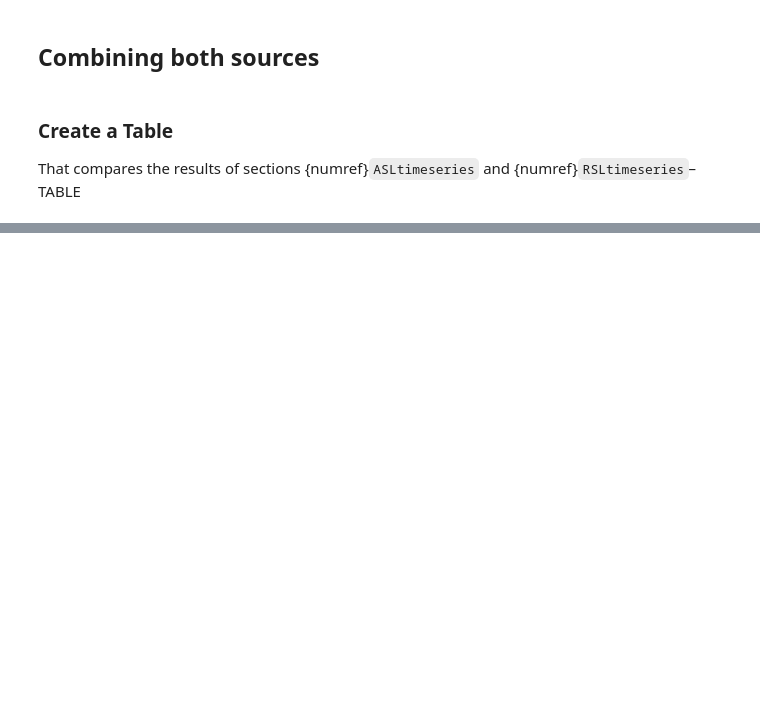
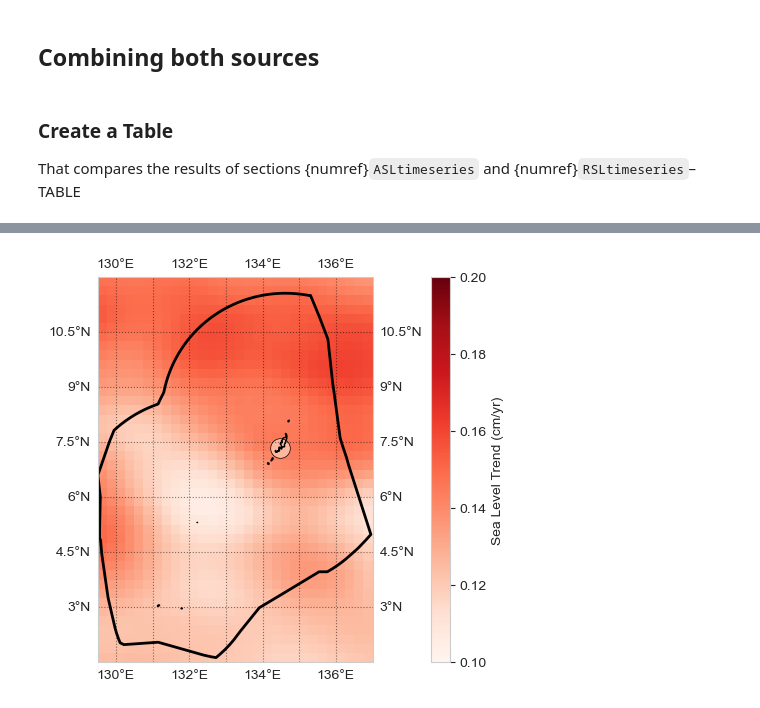
Before and after one commit to jwfiedler/SL_Indicators, a Jupyter notebook: SL_indicators_NBs/SL_magnitude.ipynb, the cells around one changed output, grey strips where cells are left out. Drawn from its saved outputs; the diff is of its cells as text; code cells hidden in the pictures; blank space fills up the shorter version.

```diff
--- a/SL_indicators_NBs/SL_magnitude.ipynb
+++ b/SL_indicators_NBs/SL_magnitude.ipynb
@@ -636,20 +617,16 @@ SL_magnitude_results
 # %%
-
-
-
-### Create a Map
-that includes 1.4 (absolute change) with the addition of an icon/s depicting magnitude of (relative) change at the tide station/s (see UHLSC webpage) – MAP
 # plot a map of the trend
 fig, ax = plt.subplots(figsize=(15, 5), subplot_kw={'projection': ccrs.PlateCarree()})
 
 # set a colormap to be used for both sets of data
 palette = sns.color_palette("Reds", as_cmap=True)
 cmap = palette
-vmax=0.7
-vmin=0.3
+vmax=0.20
+vmin=0.1
 
 # plot the trend
-trend_cmems.plot(ax=ax, transform=ccrs.PlateCarree(), vmin=vmin, vmax=vmax, cmap=cmap, cbar_kwargs={'label': 'Sea Level Trend (cm/yr)'})
+trend_mag_cmems_cm = 100*trend_mag_cmems
+trend_mag_cmems.plot(ax=ax, transform=ccrs.PlateCarree(), vmin=vmin, vmax=vmax, cmap=cmap, cbar_kwargs={'label': 'Sea Level Trend (cm/yr)'})
 
 ax.coastlines()
 ax.add_feature(cfeature.LAND, color='lightgrey')
@@ -658,71 +635,8 @@ ax.plot(palau_eez[:, 0], palau_eez[:, 1], transform=ccrs.PlateCarree(), color='b
 # show latitude and longitude grid lines
 gl = ax.gridlines(draw_labels=True, linestyle=':', color='black', alpha=0.5)
 # add the tide gauge location with black outlined dot, colored by the sea level value
-ax.scatter(rsl['lon'], rsl['lat'], transform=ccrs.PlateCarree(), s=200, c=100*trend_rsl, vmin=vmin, vmax=vmax, cmap=cmap,linewidth=0.5, edgecolor='black')
-
- ### Create a Time series plot
- that include both Absolute (1.5) and Relative Time Series (2.3) – PLOT
-
-# Set the style of the plot
-sns.set_style("whitegrid")
-
-# Create a color palette
-palette = sns.color_palette("Set1")
-
-# Plot the timeseries
-# Create the figure and the axes
-fig, ax = plt.subplots(figsize=(15, 5))
-# plot altimetry data
-ax.scatter(sla_mhhw['time'], 100*sla_mhhw, label='Altimetry', color=palette[0], alpha=0.2, s= 5)
-ax.plot(days_sla_datetime, 100*trend_line_sla_mhhw, label='Altimetry Trend', color=palette[0], linestyle='--')
-
-# plot tide gauge data
-ax.scatter(rsl_daily_mhhw['time'], 100*rsl_daily_mhhw, label='Tide Gauge', color=palette[1], alpha=0.2, s= 10)
-ax.plot(days_rsl_datetime, 100*trend_line_rsl_mhhw, label='Tide Gauge Trend', color=palette[1], linestyle='--')
-
-# Set the title and labels
-ax.set_title(f'Altimetry ({lat_str}, {lon_str}) vs Tide Gauge ({station_name}) ({start_date_str} to {end_date_str})', fontsize=16)
-ax.set_xlabel('Year', fontsize=14)
-ax.set_ylabel('Height (cm, MHHW)', fontsize=14)
-
-# Set the y limits
-ax.set_ylim([-100, -20])
-
-# Set the x limits
-ax.set_xlim([start_date, end_date])
-
-# Add a legend
-ax.legend()
+ax.scatter(rsl['lon'], rsl['lat'], transform=ccrs.PlateCarree(), s=200, c=trend_mag_rsl, vmin=vmin, vmax=vmax, cmap=cmap,linewidth=0.5, edgecolor='black')
 
 
-
-print('Data points are daily means. Trend is calculated from daily means.')
-
-
-# Define a function to calculate the trend from yearly anomaly data
-def process_data_yearly(time, sea_level_anomaly):
-    # Convert to DataFrame for easier handling
-    df = pd.DataFrame({
-        'Time': time,
-        'Sea_Level_Anomaly': sea_level_anomaly.flatten()  # Flattening to ensure 1D array
-    })
-
-    # cut off the data at the end of the POR
-    df = df[df['Time'] < '2019-01-01']
-
-    # Resampling to get the mean for each year
-    annual_mean = df.resample('Y', on='Time').mean()
-
-    # Preparing data for linear regression
-    years = annual_mean.index.year
-    mean = annual_mean['Sea_Level_Anomaly'].values
-
-    years_datetime = pd.to_datetime(years, format='%Y')
-
-    # Perform linear regression
-    slope, intercept, _, _, std_err = linregress(years, mean)
-
-    # Calculate the trend line for years
-    trend_line = intercept + slope * years
-
-    return years_datetime, mean, trend_line, slope, std_err
+print('Red is a scary color, this is not great.')
+# %% [output]
@@ -728,0 +644 @@ def process_data_yearly(time, sea_level_anomaly):
+[figure, added]
```
Also changed, not shown: parts of 15 cells of this notebook.
